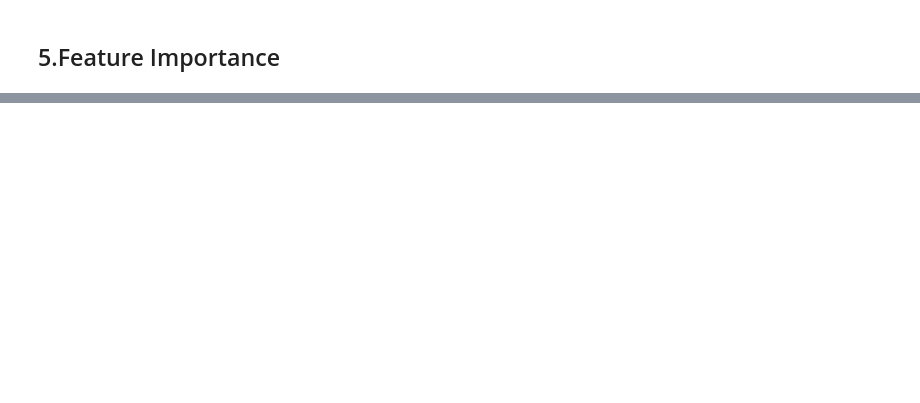
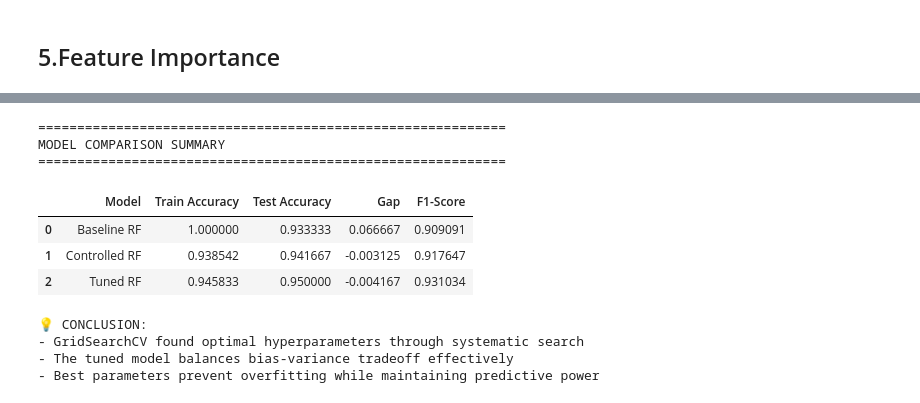
Before and after one commit to NGJIERU/WIE3007-GroupProject-Sem1-2025, a Jupyter notebook: notebooks/06_modeling_random_forest.ipynb, the cells around one changed output, grey strips where cells are left out. Drawn from its saved outputs; the diff is of its cells as text; code cells hidden in the pictures; blank space fills up the shorter version.

```diff
--- a/notebooks/06_modeling_random_forest.ipynb
+++ b/notebooks/06_modeling_random_forest.ipynb
@@ -105,0 +248,18 @@ pd.DataFrame([results])
+# %%
+best_rf = grid_search.best_estimator_
+
+train_acc_tuned = accuracy_score(y_train, best_rf.predict(X_train))
+test_acc_tuned = accuracy_score(y_test, best_rf.predict(X_test))
+f1_tuned = f1_score(y_test, best_rf.predict(X_test))
+
+print("=" * 50)
+print("TUNED MODEL EVALUATION")
+print("=" * 50)
+print(f"\nTrain Accuracy: {train_acc_tuned:.4f}")
+print(f"Test Accuracy:  {test_acc_tuned:.4f}")
+print(f"Test F1-Score:  {f1_tuned:.4f}")
+print(f"Train-Test Gap: {train_acc_tuned - test_acc_tuned:.4f}")
+
+cv_scores = cross_val_score(best_rf, X_train, y_train, cv=5, scoring='accuracy')
+print(f"\n5-Fold CV Scores: {cv_scores}")
+print(f"CV Mean: {cv_scores.mean():.4f} (+/- {cv_scores.std() * 2:.4f})")
@@ -105,0 +278,37 @@ pd.DataFrame([results])
+# %%
+import pandas as pd
+
+comparison_df = pd.DataFrame({
+    'Model': ['Baseline RF', 'Controlled RF', 'Tuned RF'],
+    'Train Accuracy': [train_acc_baseline, train_acc_controlled, train_acc_tuned],
+    'Test Accuracy': [test_acc_baseline, test_acc_controlled, test_acc_tuned],
+    'Gap': [gap_baseline, gap_controlled, train_acc_tuned - test_acc_tuned],
+    'F1-Score': [
+        f1_score(y_test, rf_baseline.predict(X_test)),
+        f1_score(y_test, rf_controlled.predict(X_test)),
+        f1_tuned
+    ]
+})
+
+print("=" * 60)
+print("MODEL COMPARISON SUMMARY")
+print("=" * 60)
+display(comparison_df)
+
+
+print("\n💡 CONCLUSION:")
+print("- GridSearchCV found optimal hyperparameters through systematic search")
+print("- The tuned model balances bias-variance tradeoff effectively")
+print(f"- Best parameters prevent overfitting while maintaining predictive power")
+# %% [output]
+============================================================
+MODEL COMPARISON SUMMARY
+============================================================
+|  | Model | Train Accuracy | Test Accuracy | Gap | F1-Score |
+| 0 | Baseline RF | 1.000000 | 0.933333 | 0.066667 | 0.909091 |
+| 1 | Controlled RF | 0.938542 | 0.941667 | -0.003125 | 0.917647 |
+| 2 | Tuned RF | 0.945833 | 0.950000 | -0.004167 | 0.931034 |
+💡 CONCLUSION:
+- GridSearchCV found optimal hyperparameters through systematic search
+- The tuned model balances bias-variance tradeoff effectively
+- Best parameters prevent overfitting while maintaining predictive power
```
Also changed, not shown: parts of 17 cells of this notebook.
